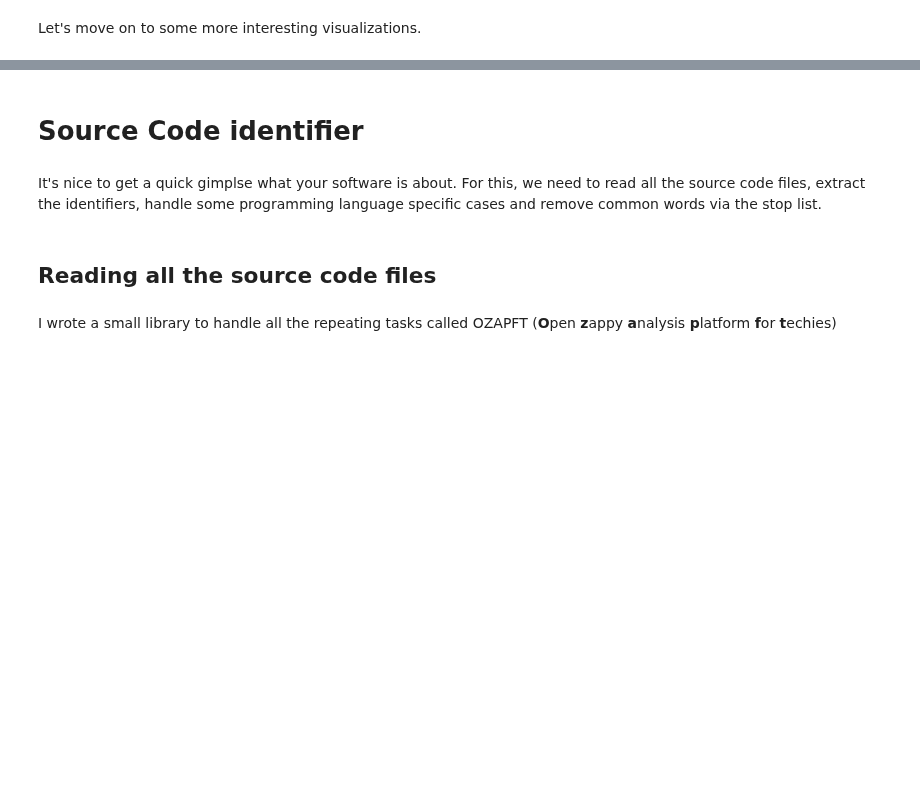
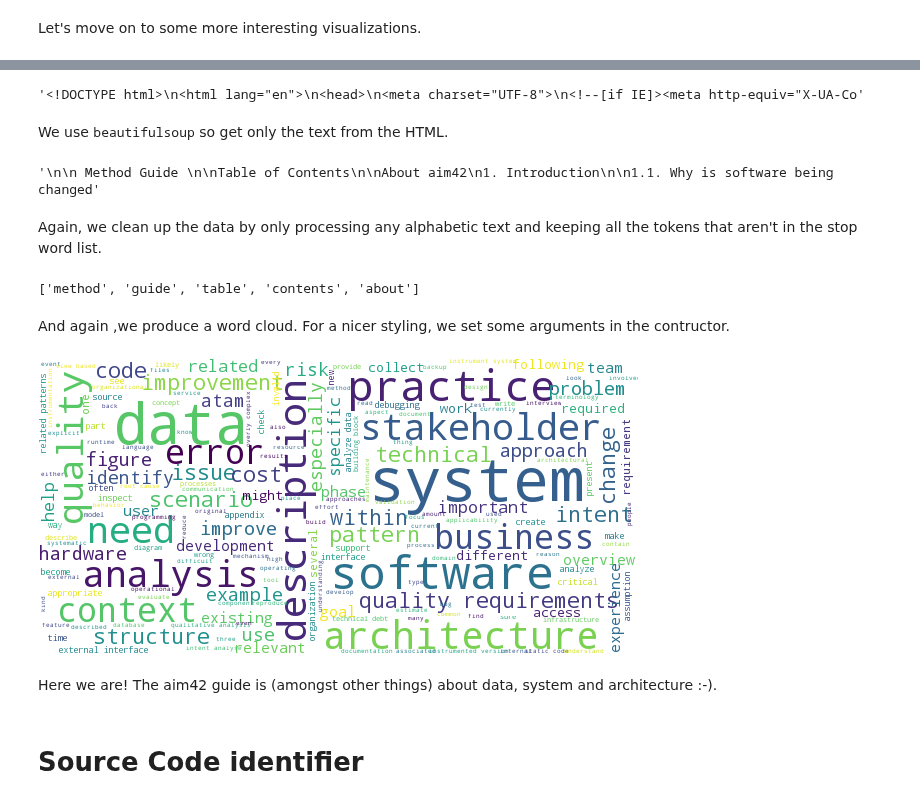
Before and after one commit to feststelltaste/software-analytics, a Jupyter notebook: notebooks/Word Cloud Computing.ipynb, the cells around one changed output, grey strips where cells are left out. Cells and saved outputs as stored; diff of their text form; code cells hidden in the pictures; blank space fills up the shorter version.

```diff
--- a/notebooks/Word Cloud Computing.ipynb
+++ b/notebooks/Word Cloud Computing.ipynb
@@ -119,8 +73,39 @@ docs_tokens[:100]
+# %%
+import requests
+webpage = requests.get("http://aim42.github.io/")
+webpage.text[:100]
+# %% [output]
+'<!DOCTYPE html>\n<html lang="en">\n<head>\n<meta charset="UTF-8">\n<!--[if IE]><meta http-equiv="X-UA-Co'
+# %% [markdown]
+We use <tt>beautifulsoup</tt> so get only the text from the HTML.
+# %%
+from bs4 import BeautifulSoup
+parsed_content = BeautifulSoup(webpage.text, 'html.parser')
+text_content = parsed_content.body.get_text()
+text_content[:100]
+# %% [output]
+'\n\n Method Guide \n\nTable of Contents\n\nAbout aim42\n1. Introduction\n\n1.1. Why is software being changed'
+# %% [markdown]
+Again, we clean up the data by only processing any alphabetic text and keeping all the tokens that aren't in the stop word list.
+# %%
+content_tokens = []
+for line in text_content.split("\n"):
+    for token in line.split(" "):
+        if token.isalpha() and not token in english_stopword_tokens:
+            content_tokens.append(token.lower())
+content_tokens[0:5]
+# %% [output]
+['method', 'guide', 'table', 'contents', 'about']
+# %% [markdown]
+And again ,we produce a word cloud. For a nicer styling, we set some arguments in the contructor.
+# %%
+text = " ".join(content_tokens)
+WordCloud(max_font_size=40,
+          scale=1.5,
+          background_color="white").generate(text).to_image()
+# %% [output]
+[figure, added]
+# %% [markdown]
+Here we are! The aim42 guide is (amongst other things) about data, system and architecture :-).
 # %% [markdown]
 # Source Code identifier
-# %% [markdown]
-It's nice to get a quick gimplse what your software is about. For this, we need to read all the source code files, extract the identifiers, handle some programming language specific cases and remove common words via the stop list.
-# %% [markdown]
-## Reading all the source code files
-# %% [markdown]
-I wrote a small library to handle all the repeating tasks called OZAPFT (**O**pen **z**appy **a**nalysis **p**latform **f**or **t**echies)
```
Also changed, not shown: parts of 43 cells of this notebook, 1 other file.
